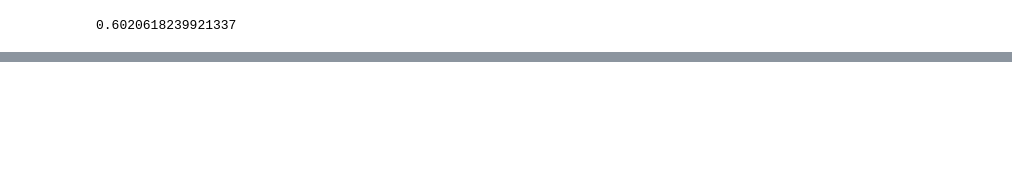
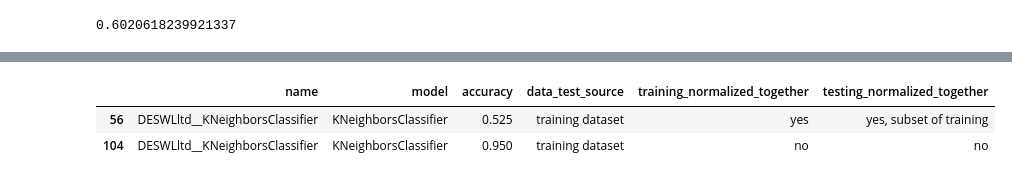
Before and after one commit to alberto-lorente/Final-Report-and-Presentation, a Jupyter notebook: Results.ipynb, the cells around one changed output, grey strips where cells are left out. Saved outputs shown, nothing was run; the diff lists cells and outputs as text; code cells hidden in the pictures; blank space fills up the shorter version.

```diff
--- a/Results.ipynb
+++ b/Results.ipynb
@@ -214,0 +228,6 @@ filtered_results[filtered_results["data_test_source"] == "training dataset"][fil
+# %%
+example[example["data_test_source"] == "training dataset"].head()
+# %% [output]
+|  | name | model | accuracy | data_test_source | training_normalized_together | testing_normalized_together |
+| 56 | DESWLltd__KNeighborsClassifier | KNeighborsClassifier | 0.525 | training dataset | yes | yes, subset of training |
+| 104 | DESWLltd__KNeighborsClassifier | KNeighborsClassifier | 0.950 | training dataset | no | no |
```
Also changed, not shown: parts of 2 cells of this notebook, 4 other files.
